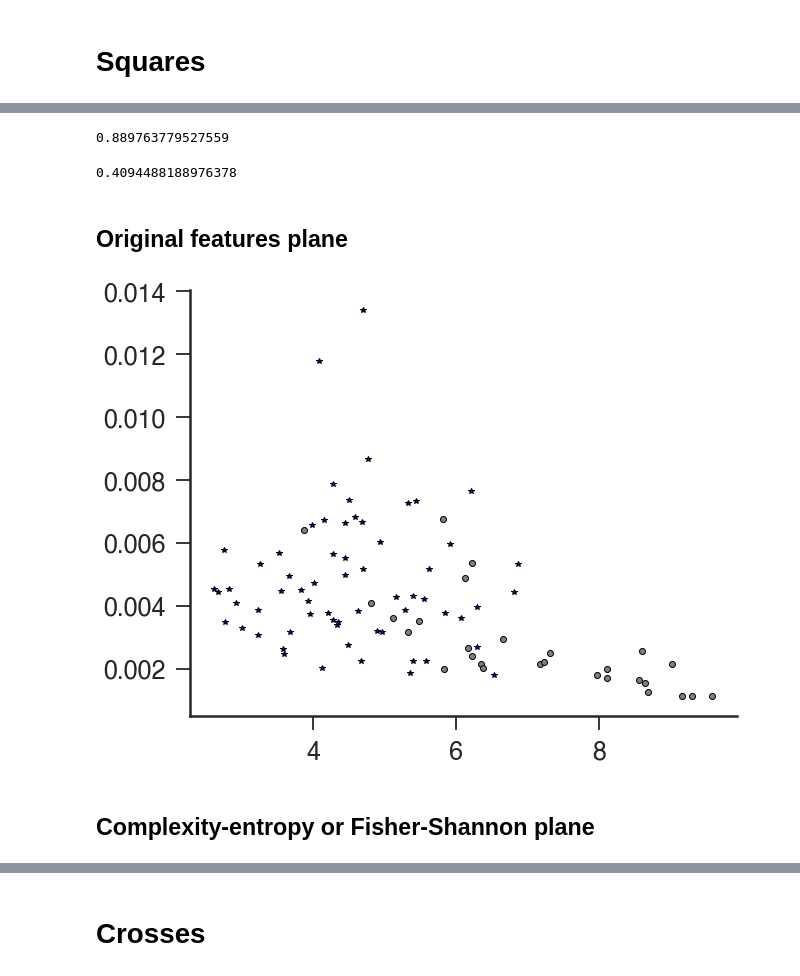
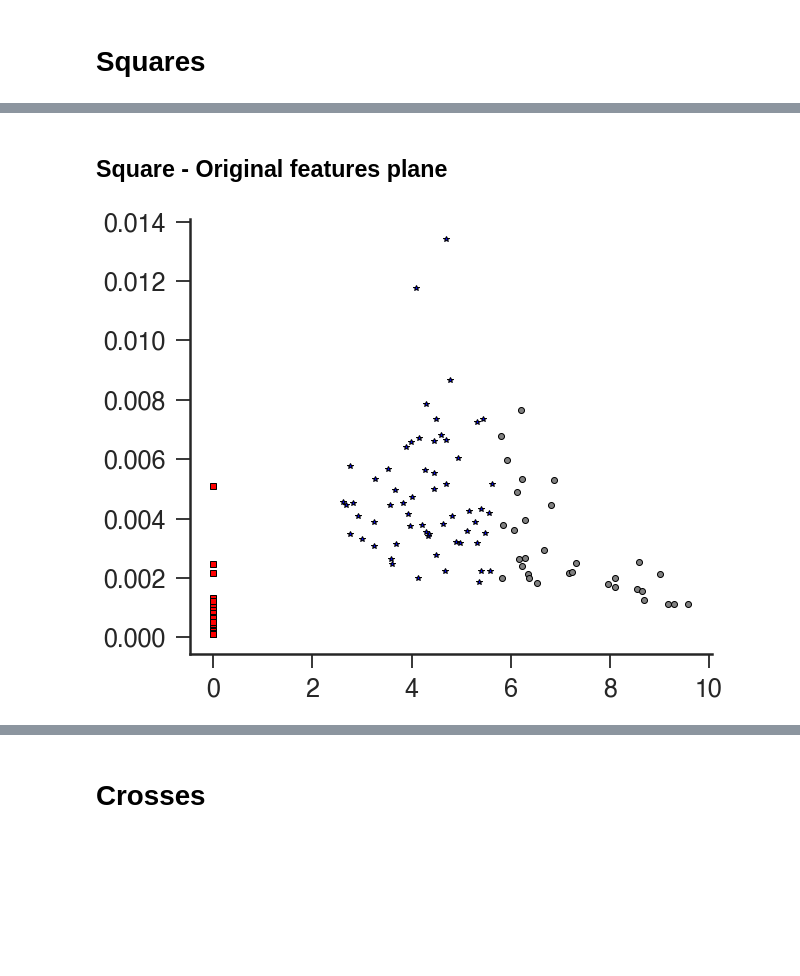
Before and after one commit to arthurpessa/falling-paper-ordpy, a Jupyter notebook: falling-paper-ordpy.ipynb, the cells around one changed output, grey strips where cells are left out. Cells and saved outputs as stored; diff of their text form; code cells hidden in the pictures; blank space fills up the shorter version.

```diff
--- a/falling-paper-ordpy.ipynb
+++ b/falling-paper-ordpy.ipynb
@@ -1203,16 +1272,35 @@ Y_pred     = KMeans(n_clusters=2, random_state=42).fit(pe3d_plane).labels_
 # %%
-f  = plt.figure()
-ax = f.add_subplot(111, projection='3d')
+# pe3d_plane = np.asarray(pe3d_plane).reshape(-1, 3)
+# Y_pred     = KMeans(n_clusters=2, random_state=42).fit(pe3d_plane).labels_
+
+# f  = plt.figure()
+# ax = f.add_subplot(111, projection='3d')
 
 
-#(h_, f_, c_)
-for (h_, f_, c_), class_ in zip(pe3d_plane, Y_pred):
-    if class_==0:
-        ax.scatter(h_, f_, c_, marker='o', s=100, edgecolor='black', color='grey', zorder=0)
-    else:
-        ax.scatter(h_, f_, c_, marker='*', s=100, color='blue')
+# #(h_, f_, c_)
+# for (h_, f_, c_), class_ in zip(pe3d_plane, Y_pred):
+#     if class_==0:
+#         ax.scatter(h_, f_, c_, marker='o', s=100, edgecolor='black', color='grey', zorder=0)
+#     else:
+#         ax.scatter(h_, f_, c_, marker='*', s=100, color='blue')
 
-ax.set_ylabel('Fisher information, $F$')
-ax.set_xlabel('Entropy, $H$')
+# ax.set_ylabel('Fisher information, $F$')
+# ax.set_xlabel('Entropy, $H$')
 
-f.tight_layout()
+# f.tight_layout()
+
+# Y_pred_full = square_feat_class.copy()
+# y_pred_sub  = np.where(Y_pred==0, 2, Y_pred)
+# # y_pred_sub  = np.where(y_pred_sub==1, 0, y_pred_sub)
+
+# k = 0
+# for i, j in zip(square_feat_class, range(len(square_feat_class))):
+#     if i==3:
+#         pass
+#     else:
+#         Y_pred_full[j] = y_pred_sub[k]
+#         k += 1
+
+# sum(square_feat_class==square_human_class)/len(square_human_class)
+
+# sum(Y_pred_full==square_human_class)/len(square_human_class)
@@ -1233,28 +1307,17 @@ for i, j in zip(square_feat_class, range(len(square_feat_class))):
-# %%
-sum(square_feat_class==square_human_class)/len(square_human_class)
-# %% [output]
-0.889763779527559
-# %%
-sum(Y_pred_full==square_human_class)/len(square_human_class)
-# %% [output]
-0.4094488188976378
 # %% [markdown]
-## Original features plane
+## Square - Original features plane
 # %%
 f, ax = plt.subplots()
 
 for osc, vz, class_ in zip(square_w, square_vz, square_feat_class):
 # for osc, vz, class_ in zip(square_w, square_vz, square_human_class):
     if class_==1:
         ax.plot(osc, vz, 'o', markeredgecolor='black', color='grey')
     elif class_==2:
         ax.plot(osc, vz, '*', markeredgecolor='black', color='blue')
     else:
-        pass
-#         ax.plot(osc, vz, 's', markeredgecolor='black', color='red')
+        ax.plot(osc, vz, 's', markeredgecolor='black', color='red')
 
 f.tight_layout()
 # %% [output]
-[figure, old version]
+[figure, new version]
-# %% [markdown]
-## Complexity-entropy or Fisher-Shannon plane
```
Also changed, not shown: parts of 88 cells of this notebook.
